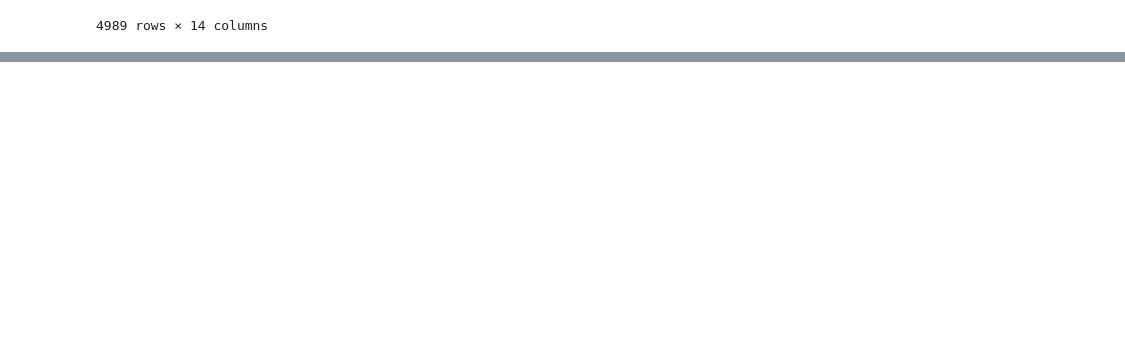
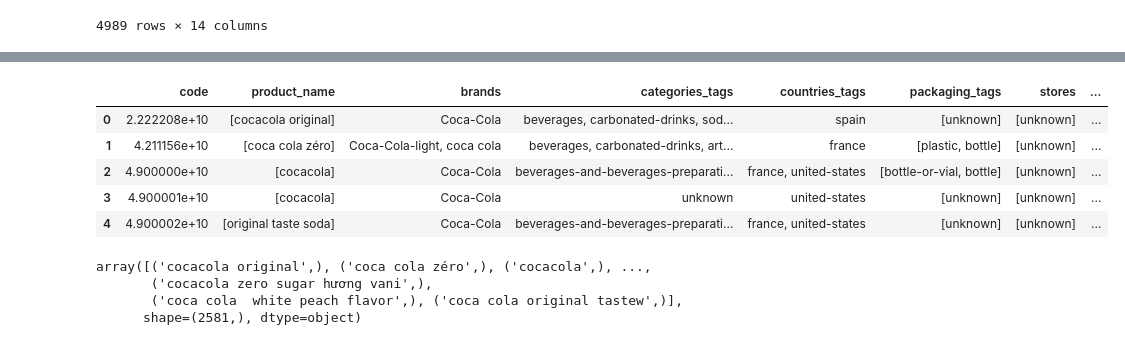
Before and after one commit to Codon-s/cpg-product-intelligence, a Jupyter notebook: jupyter_notebook.ipynb, the cells around one changed output, grey strips where cells are left out. Cells and saved outputs as stored; diff of their text form; code cells hidden in the pictures; blank space fills up the shorter version.

```diff
--- a/jupyter_notebook.ipynb
+++ b/jupyter_notebook.ipynb
@@ -20,0 +550,44 @@ df
+# %%
+df['purchase_places'] = df['purchase_places'].str.lower().str.split(',')
+
+df['purchase_places'] = [
+    [item.strip() for item in row]
+    for row in df['purchase_places']
+]
+# %%
+df['nutriscore_grade'] = df['nutriscore_grade'].str.lower().str.split(',')
+
+df['nutriscore_grades'] = [
+    [item.strip() for item in row]
+    for row in df['nutriscore_grade']
+]
+# %%
+df['ecoscore_grades'] = df['ecoscore_grade'].str.lower().str.split(',')
+
+df['ecoscore_grades'] = [
+    [item.strip() for item in row]
+    for row in df['ecoscore_grade']
+]
+# %%
+df['ingredients_text'] = df['ingredients_text'].str.lower().str.split(',')
+
+df['ingredients_text'] = [
+    [item.strip() for item in row]
+    for row in df['ingredients_text']
+]
+# %%
+df.head()
+# %% [output]
+|  | code | product_name | brands | categories_tags | countries_tags | packaging_tags | stores | ... |
+| 0 | 2.222208e+10 | [cocacola original] | Coca-Cola | beverages, carbonated-drinks, sod... | spain | [unknown] | [unknown] | ... |
+| 1 | 4.211156e+10 | [coca cola zéro] | Coca-Cola-light, coca cola | beverages, carbonated-drinks, art... | france | [plastic, bottle] | [unknown] | ... |
+| 2 | 4.900000e+10 | [cocacola] | Coca-Cola | beverages-and-beverages-preparati... | france, united-states | [bottle-or-vial, bottle] | [unknown] | ... |
+| 3 | 4.900001e+10 | [cocacola] | Coca-Cola | unknown | united-states | [unknown] | [unknown] | ... |
+| 4 | 4.900002e+10 | [original taste soda] | Coca-Cola | beverages-and-beverages-preparati... | france, united-states | [unknown] | [unknown] | ... |
+# %%
+df['product_name'].map(tuple).unique()
+# %% [output]
+array([('cocacola original',), ('coca cola zéro',), ('cocacola',), ...,
+       ('cocacola zero sugar hương vani',),
+       ('coca cola  white peach flavor',), ('coca cola original tastew',)],
+      shape=(2581,), dtype=object)
```
Also changed, not shown: parts of 141 cells of this notebook.
